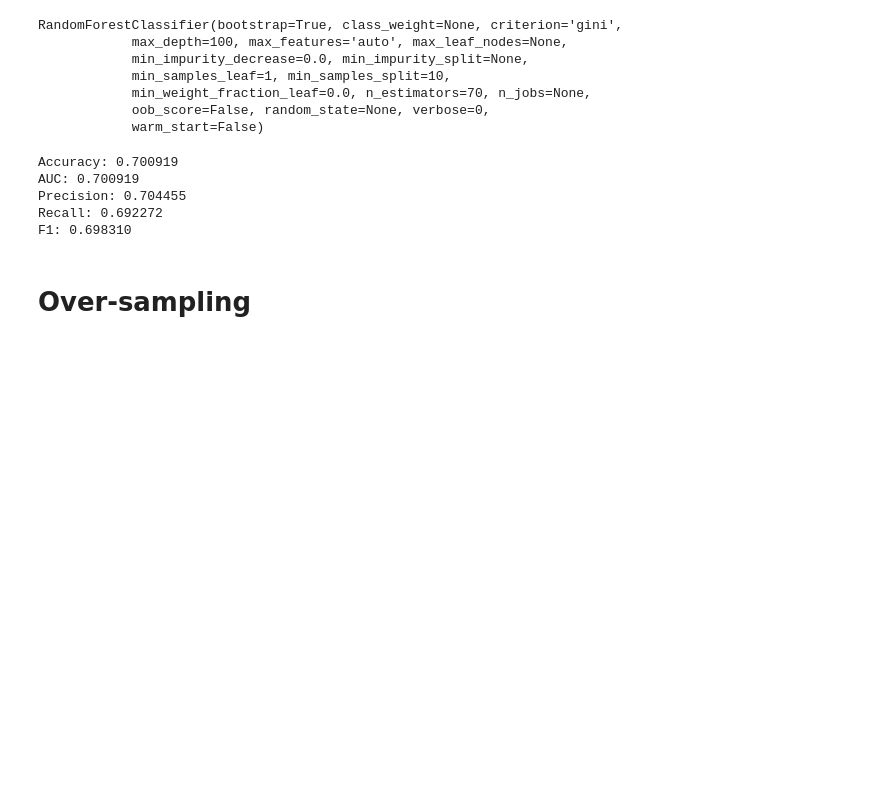
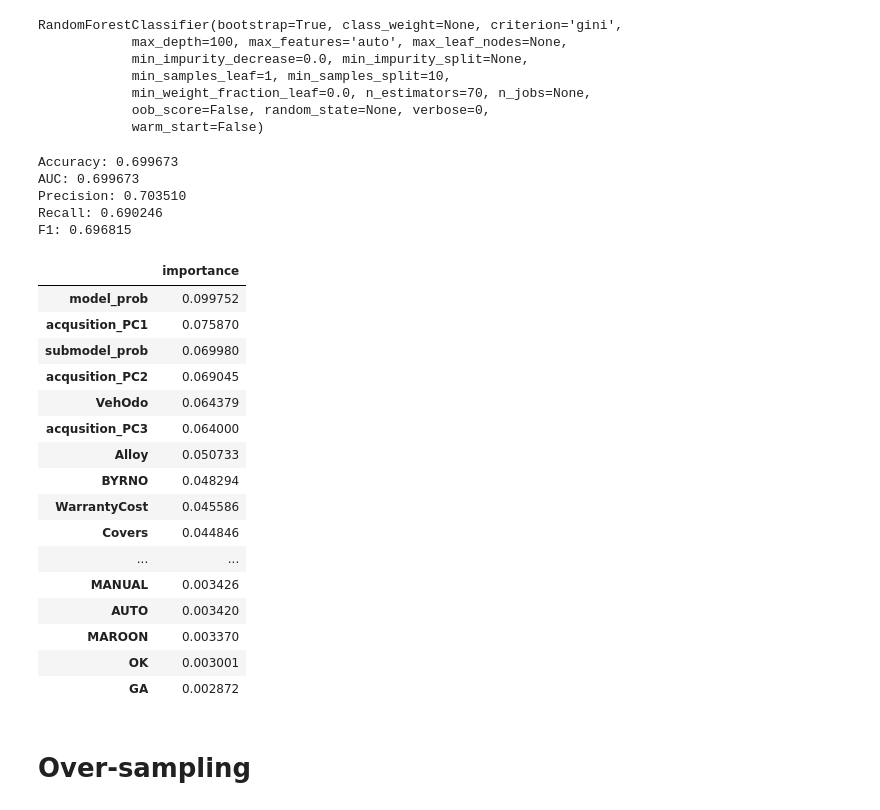
Before and after one commit to sukwkim/dont_get_kicked, a Jupyter notebook: Don't Get Kicked.ipynb, the cells around one changed output. Saved outputs shown, nothing was run; the diff lists cells and outputs as text; code cells hidden in the pictures; blank space fills up the shorter version.

```diff
--- a/Don't Get Kicked.ipynb
+++ b/Don't Get Kicked.ipynb
@@ -1160,6 +1160,8 @@ print CV_RF_2.cv_results_
        0.99484842, 0.98519441, 0.98570642, 0.99472136, 0.99485572,
        0.98527486, 0.98596161])}
 # %%
+Y_1 = df_downsmapled['IsBadBuy']
+X_1 = df_downsmapled.drop(columns=['IsBadBuy'])
 rf_under = RandomForestClassifier(n_estimators=70, max_depth=100, min_samples_split=10)
 rf_under.fit(X_1, Y_1)
 # %% [output]
@@ -1178,11 +1180,36 @@ print "Precision: %f "%precision_score(Y_1, y_train_pred)
 print "Recall: %f "%recall_score(Y_1, y_train_pred)
 print "F1: %f"% f1_score(Y_1, y_train_pred)
 # %% [output]
-Accuracy: 0.700919
-AUC: 0.700919
-Precision: 0.704455
-Recall: 0.692272
-F1: 0.698310
+Accuracy: 0.699673
+AUC: 0.699673
+Precision: 0.703510
+Recall: 0.690246
+F1: 0.696815
+# %%
+feature_importances_under = pd.DataFrame(rf_under.feature_importances_,
+                                   index = X_1.columns,
+                                    columns=['importance']).sort_values('importance',
+                                                                        ascending=False)
+# %%
+feature_importances_under.head(50)
+# %% [output]
+|  | importance |
+| model_prob | 0.099752 |
+| acqusition_PC1 | 0.075870 |
+| submodel_prob | 0.069980 |
+| acqusition_PC2 | 0.069045 |
+| VehOdo | 0.064379 |
+| acqusition_PC3 | 0.064000 |
+| Alloy | 0.050733 |
+| BYRNO | 0.048294 |
+| WarrantyCost | 0.045586 |
+| Covers | 0.044846 |
+| ... | ... |
+| MANUAL | 0.003426 |
+| AUTO | 0.003420 |
+| MAROON | 0.003370 |
+| OK | 0.003001 |
+| GA | 0.002872 |
 # %% [markdown]
 # Over-sampling
 # %%
```
Also changed, not shown: parts of 3 cells of this notebook, 1 other file.
